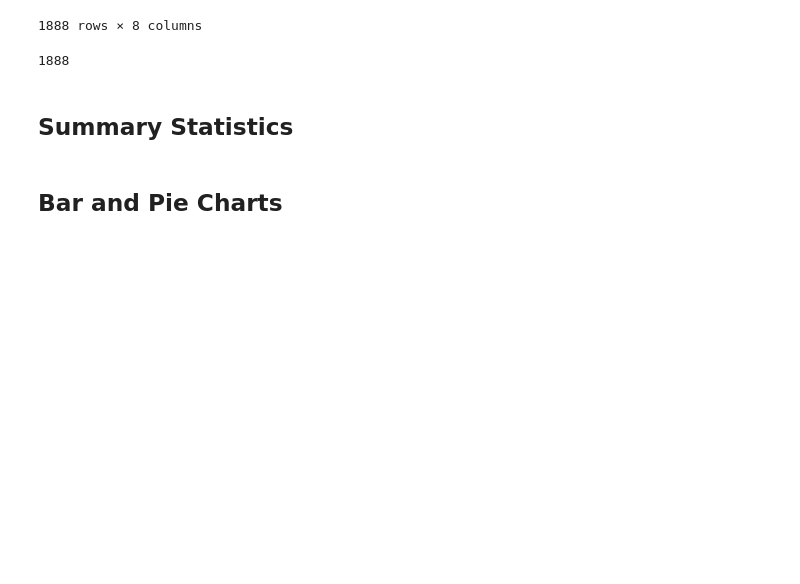
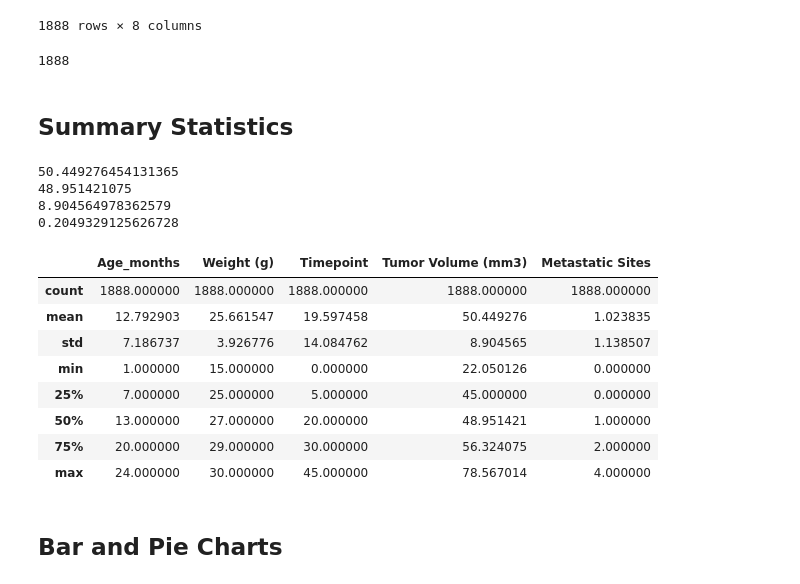
Before and after one commit to jeodaysju/plot-challenge, a Jupyter notebook: pymaceuticals_starter.ipynb, the cells around one changed output. Saved outputs shown, nothing was run; the diff lists cells and outputs as text; code cells hidden in the pictures; blank space fills up the shorter version.

```diff
--- a/pymaceuticals_starter.ipynb
+++ b/pymaceuticals_starter.ipynb
@@ -111,7 +115,27 @@ count1
 # %%
 # Method 1:  Generate a summary statistics table of mean, median, variance, standard deviation, and SEM of the tumor volume for each regimen
 
 # This method is the most straighforward, creating multiple series and putting them all together at the end.
+print(clean_mouse_df['Tumor Volume (mm3)'].mean())
+print(clean_mouse_df['Tumor Volume (mm3)'].median())
+print(clean_mouse_df['Tumor Volume (mm3)'].std())
+print(sem(clean_mouse_df['Tumor Volume (mm3)']))
+
+clean_mouse_df.describe()
+# %% [output]
+50.449276454131365
+48.951421075
+8.904564978362579
+0.2049329125626728
+|  | Age_months | Weight (g) | Timepoint | Tumor Volume (mm3) | Metastatic Sites |
+| count | 1888.000000 | 1888.000000 | 1888.000000 | 1888.000000 | 1888.000000 |
+| mean | 12.792903 | 25.661547 | 19.597458 | 50.449276 | 1.023835 |
+| std | 7.186737 | 3.926776 | 14.084762 | 8.904565 | 1.138507 |
+| min | 1.000000 | 15.000000 | 0.000000 | 22.050126 | 0.000000 |
+| 25% | 7.000000 | 25.000000 | 5.000000 | 45.000000 | 0.000000 |
+| 50% | 13.000000 | 27.000000 | 20.000000 | 48.951421 | 1.000000 |
+| 75% | 20.000000 | 29.000000 | 30.000000 | 56.324075 | 2.000000 |
+| max | 24.000000 | 30.000000 | 45.000000 | 78.567014 | 4.000000 |
 # %%
 # Method 2(optional): Generate a summary statistics table of mean, median, variance, standard deviation, and SEM of the tumor volume for each regimen
 
```
Also changed, not shown: parts of 8 cells of this notebook.
